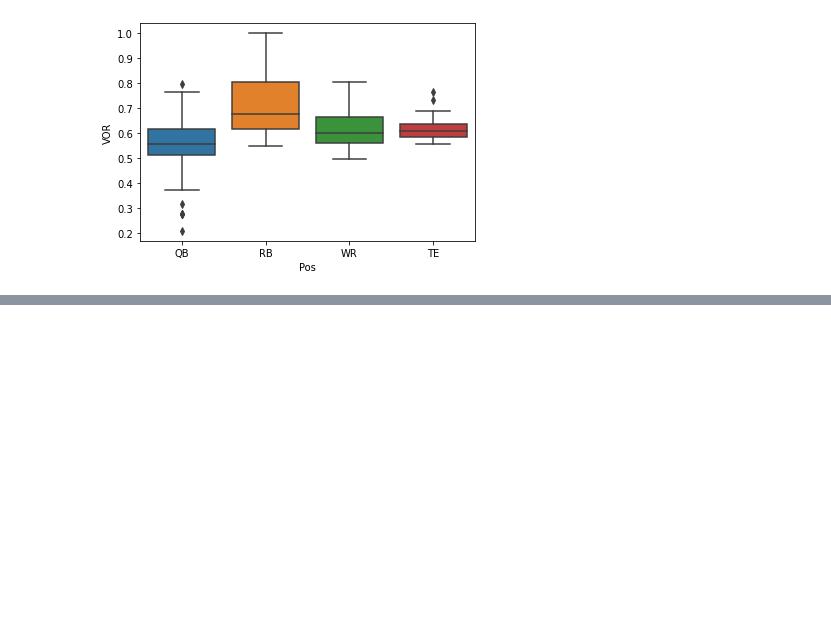
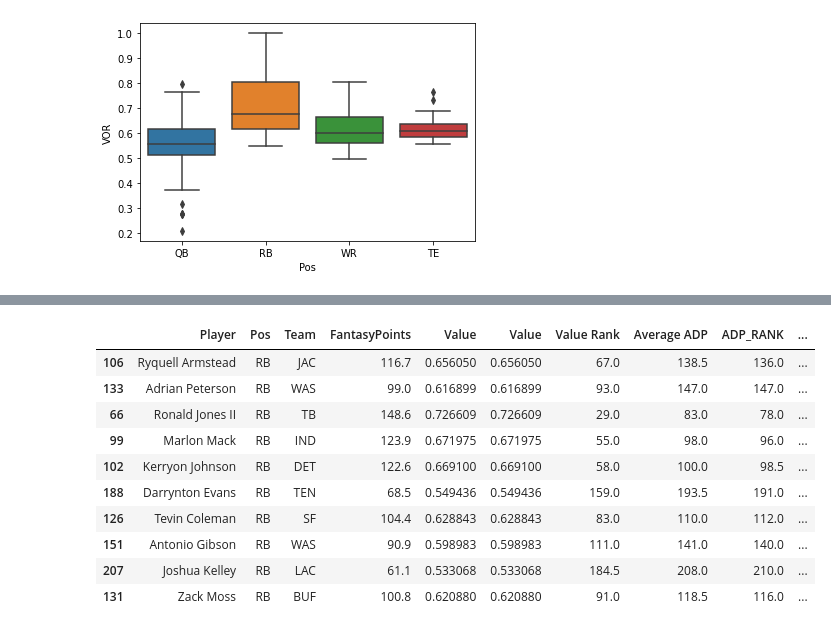
Before and after one commit to NustinJewman/PythonFFB, a Jupyter notebook: data_munging_notes_pt_2.ipynb, the cells around one changed output, grey strips where cells are left out. Cells and saved outputs as stored; diff of their text form; code cells hidden in the pictures; blank space fills up the shorter version.

```diff
--- a/data_munging_notes_pt_2.ipynb
+++ b/data_munging_notes_pt_2.ipynb
@@ -176,0 +181,5 @@ sns.boxplot(x=df_copy['Pos'], y=df_copy['VOR']);
+# %%
+df = df.rename({
+    'VOR': 'Value',
+    'VOR Rank': 'Value Rank'
+}, axis=1)
@@ -176,0 +200,4 @@ sns.boxplot(x=df_copy['Pos'], y=df_copy['VOR']);
+# %%
+final_df = df.merge(adp_df, how='left', on=['Player', 'Pos'])
+
+final_df.head()
@@ -176,0 +211,3 @@ sns.boxplot(x=df_copy['Pos'], y=df_copy['VOR']);
+# %%
+final_df['Diff in ADP and Value'] = final_df['ADP_RANK'] - final_df['Value Rank']
+final_df.head()
@@ -176,0 +221,21 @@ sns.boxplot(x=df_copy['Pos'], y=df_copy['VOR']);
+# %%
+draft_pool = final_df.sort_values(by='ADP_RANK')[:196]
+
+rb_draft_pool = draft_pool.loc[draft_pool['Pos'] == 'RB']
+qb_draft_pool = draft_pool.loc[draft_pool['Pos'] == 'QB']
+wr_draft_pool = draft_pool.loc[draft_pool['Pos'] == 'WR']
+te_draft_pool = draft_pool.loc[draft_pool['Pos'] == 'TE']
+# %%
+rb_draft_pool.sort_values(by='Diff in ADP and Value', ascending=False)[:10]
+# %% [output]
+|  | Player | Pos | Team | FantasyPoints | Value | Value | Value Rank | Average ADP | ADP_RANK | ... |
+| 106 | Ryquell Armstead | RB | JAC | 116.7 | 0.656050 | 0.656050 | 67.0 | 138.5 | 136.0 | ... |
+| 133 | Adrian Peterson | RB | WAS | 99.0 | 0.616899 | 0.616899 | 93.0 | 147.0 | 147.0 | ... |
+| 66 | Ronald Jones II | RB | TB | 148.6 | 0.726609 | 0.726609 | 29.0 | 83.0 | 78.0 | ... |
+| 99 | Marlon Mack | RB | IND | 123.9 | 0.671975 | 0.671975 | 55.0 | 98.0 | 96.0 | ... |
+| 102 | Kerryon Johnson | RB | DET | 122.6 | 0.669100 | 0.669100 | 58.0 | 100.0 | 98.5 | ... |
+| 188 | Darrynton Evans | RB | TEN | 68.5 | 0.549436 | 0.549436 | 159.0 | 193.5 | 191.0 | ... |
+| 126 | Tevin Coleman | RB | SF | 104.4 | 0.628843 | 0.628843 | 83.0 | 110.0 | 112.0 | ... |
+| 151 | Antonio Gibson | RB | WAS | 90.9 | 0.598983 | 0.598983 | 111.0 | 141.0 | 140.0 | ... |
+| 207 | Joshua Kelley | RB | LAC | 61.1 | 0.533068 | 0.533068 | 184.5 | 208.0 | 210.0 | ... |
+| 131 | Zack Moss | RB | BUF | 100.8 | 0.620880 | 0.620880 | 91.0 | 118.5 | 116.0 | ... |
```
Also changed, not shown: parts of 10 cells of this notebook.
